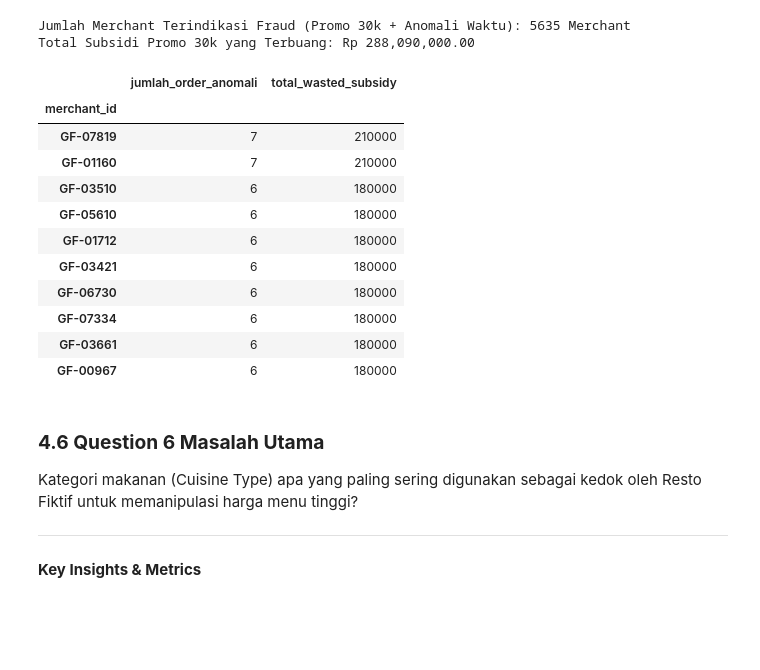
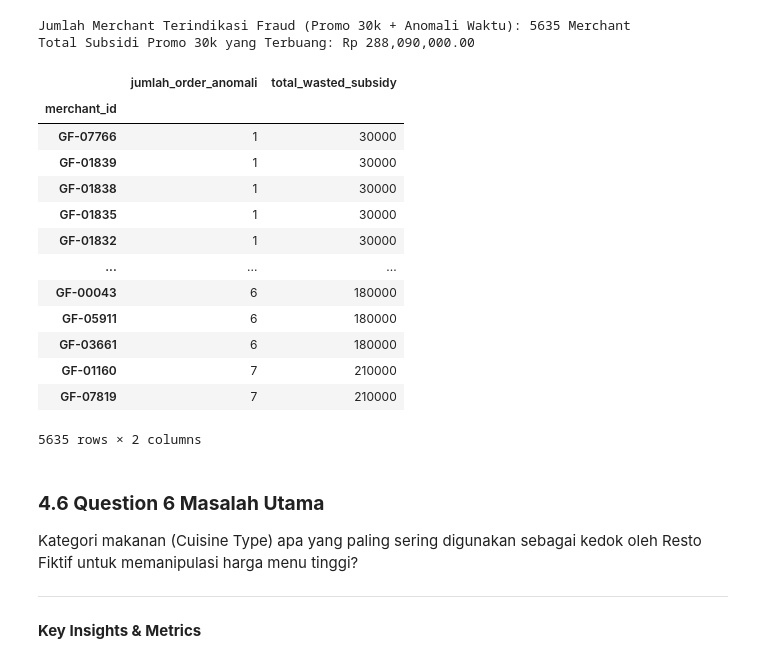
Before and after one commit to ziancarlos/Data_Analytics_Grab, a Jupyter notebook: notebooks/data-exploration.ipynb, the cells around one changed output. Saved outputs shown, nothing was run; the diff lists cells and outputs as text; code cells hidden in the pictures; blank space fills up the shorter version.

```diff
--- a/notebooks/data-exploration.ipynb
+++ b/notebooks/data-exploration.ipynb
@@ -958,20 +958,22 @@ Jumlah Merchant Terindikasi Fraud (Promo 30k + Anomali Waktu): 5635 Merchant
 Total Subsidi Promo 30k yang Terbuang: Rp 288,090,000.00
 # %%
 # (4.5.2.4) Show The Merchant Anomaly Top 10 Sort By jumlah_order_anomali
-display(merchant_anomaly_summary.head(10))
+display(merchant_anomaly_summary.sort_values("total_wasted_subsidy", ascending=True))
 # %% [output]
 |  | jumlah_order_anomali | total_wasted_subsidy |
 | merchant_id |  |  |
+| GF-07766 | 1 | 30000 |
+| GF-01839 | 1 | 30000 |
+| GF-01838 | 1 | 30000 |
+| GF-01835 | 1 | 30000 |
+| GF-01832 | 1 | 30000 |
+| ... | ... | ... |
+| GF-00043 | 6 | 180000 |
+| GF-05911 | 6 | 180000 |
+| GF-03661 | 6 | 180000 |
+| GF-01160 | 7 | 210000 |
 | GF-07819 | 7 | 210000 |
-| GF-01160 | 7 | 210000 |
-| GF-03510 | 6 | 180000 |
-| GF-05610 | 6 | 180000 |
-| GF-01712 | 6 | 180000 |
-| GF-03421 | 6 | 180000 |
-| GF-06730 | 6 | 180000 |
-| GF-07334 | 6 | 180000 |
-| GF-03661 | 6 | 180000 |
-| GF-00967 | 6 | 180000 |
+5635 rows × 2 columns
 # %% [markdown]
 ### **4.6 Question 6 Masalah Utama**
 
```
Also changed, not shown: parts of 15 cells of this notebook.
